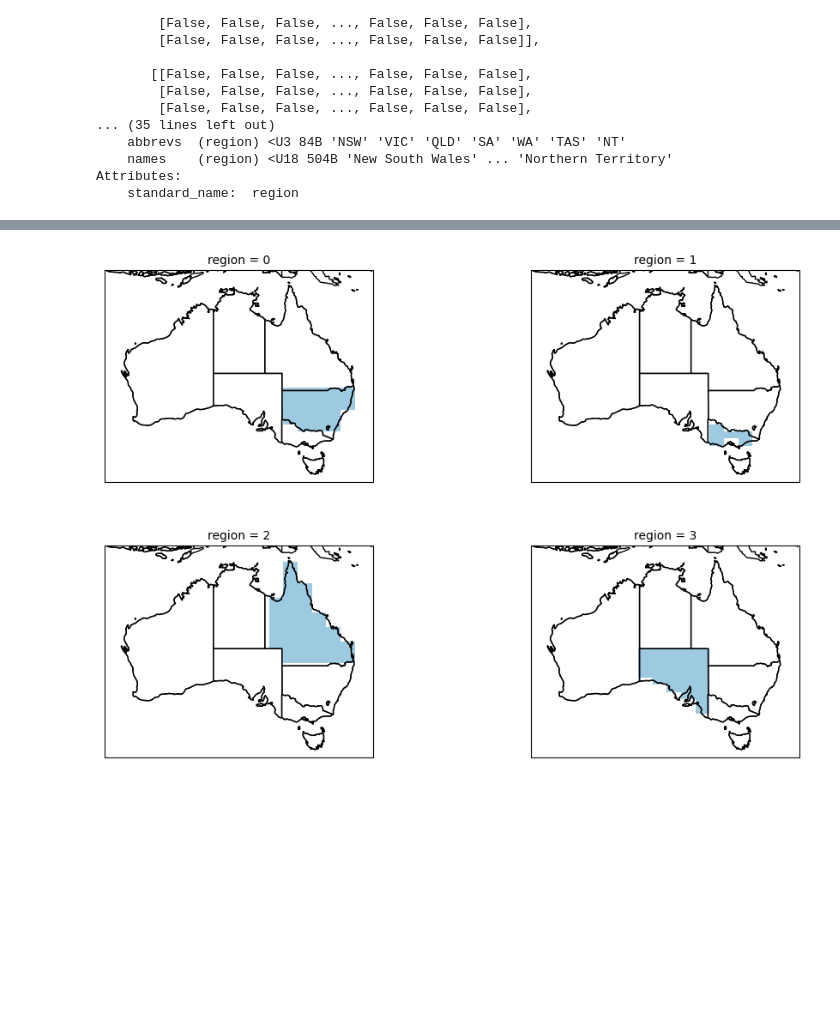
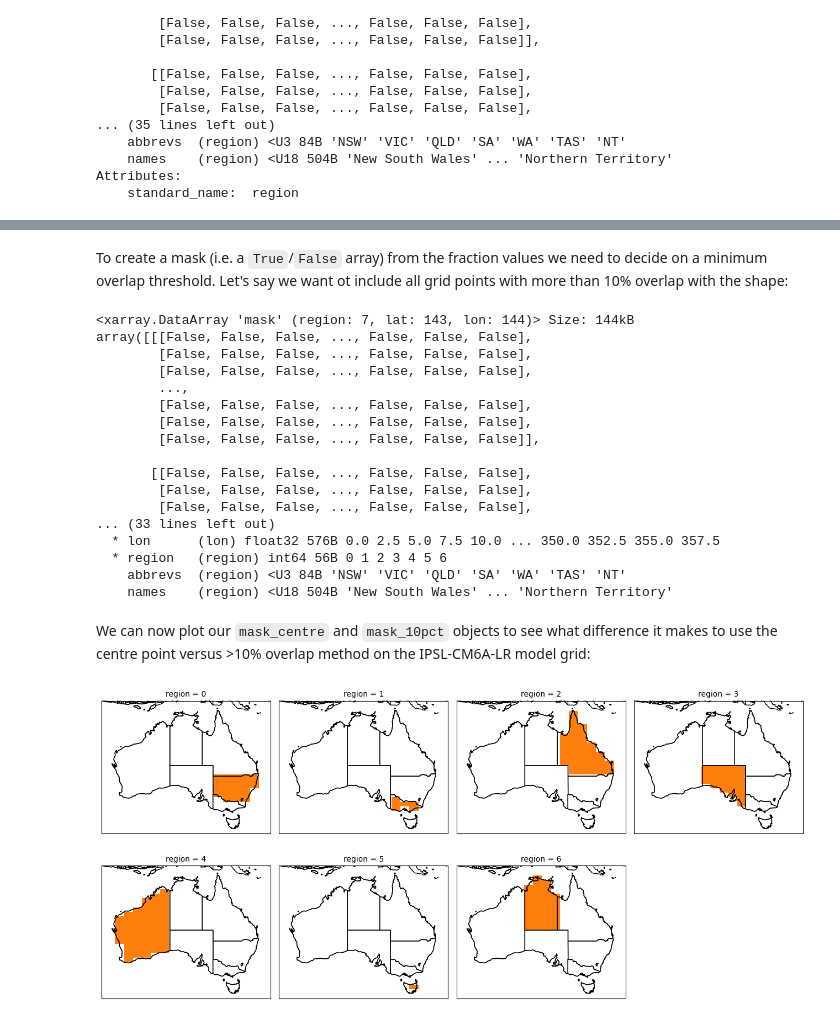
Before and after one commit to aus-ref-clim-data-nci/shapefiles, a Jupyter notebook: python_tutorial.ipynb, the cells around one changed output, grey strips where cells are left out. Saved outputs shown, nothing was run; the diff lists cells and outputs as text; code cells hidden in the pictures; blank space fills up the shorter version.

```diff
--- a/python_tutorial.ipynb
+++ b/python_tutorial.ipynb
@@ -39,2 +70,2 @@ states_gp['abbrev'] = ['NSW', 'VIC', 'QLD', 'SA', 'WA', 'TAS', 'NT', 'ACT', 'OT'
 # %%
-states_gp
+states_gp = states_gp[:-2]
@@ -180,4 +109,3 @@ plt.show()
 # %%
-#mask3d = regionmask.mask_3D_geopandas(shapes, lons, lats)
-mask3d = states_regions.mask_3D(ds)
+mask_centre = states_regions.mask_3D(ds)
 # %%
@@ -204,0 +133,2 @@ Per default this creates a mask containing one layer (slice) for each region con
+# %%
+frac = states_regions.mask_3D_frac_approx(ds)
@@ -204,0 +155,13 @@ Per default this creates a mask containing one layer (slice) for each region con
+# %%
+fg = frac.plot(
+    subplot_kws=dict(projection=ccrs.PlateCarree()),
+    col="region",
+    col_wrap=4,
+    transform=ccrs.PlateCarree(),
+    cmap='Blues',
+)
+for ax in fg.axs.flatten():
+    ax.coastlines()
+    ax.set_extent([110, 157, -8, -45], crs=ccrs.PlateCarree())
+    ax.add_feature(cartopy.feature.STATES)
+plt.show()
@@ -204,0 +170,2 @@ Per default this creates a mask containing one layer (slice) for each region con
+# %% [markdown]
+To create a mask (i.e. a `True`/`False` array) from the fraction values we need to decide on a minimum overlap threshold. Let's say we want ot include all grid points with more than 10% overlap with the shape:
@@ -205,19 +175,39 @@ Per default this creates a mask containing one layer (slice) for each region con
+# %%
+print(mask_10pct)
+# %% [output]
+<xarray.DataArray 'mask' (region: 7, lat: 143, lon: 144)> Size: 144kB
+array([[[False, False, False, ..., False, False, False],
+        [False, False, False, ..., False, False, False],
+        [False, False, False, ..., False, False, False],
+        ...,
+        [False, False, False, ..., False, False, False],
+        [False, False, False, ..., False, False, False],
+        [False, False, False, ..., False, False, False]],
+
+       [[False, False, False, ..., False, False, False],
+        [False, False, False, ..., False, False, False],
+        [False, False, False, ..., False, False, False],
+... (33 lines left out)
+  * lon      (lon) float32 576B 0.0 2.5 5.0 7.5 10.0 ... 350.0 352.5 355.0 357.5
+  * region   (region) int64 56B 0 1 2 3 4 5 6
+    abbrevs  (region) <U3 84B 'NSW' 'VIC' 'QLD' 'SA' 'WA' 'TAS' 'NT'
+    names    (region) <U18 504B 'New South Wales' ... 'Northern Territory'
+# %% [markdown]
+We can now plot our `mask_centre` and `mask_10pct` objects to see what difference it makes to use the centre point versus >10% overlap method on the IPSL-CM6A-LR model grid:
 # %%
-fg = mask3d.isel(region=slice(4)).plot(
+fg = mask_centre.plot(
     subplot_kws=dict(projection=ccrs.PlateCarree()),
     col="region",
-    col_wrap=2,
+    col_wrap=4,
     transform=ccrs.PlateCarree(),
     add_colorbar=False,
-    aspect=1.5,
-    cmap=mplc.ListedColormap(["none", "#9ecae1"]),
+    cmap=mplc.ListedColormap(["none", "tab:orange"]),
 )
-
-for ax in fg.axes.flatten():
+for ax in fg.axs.flatten():
     ax.coastlines()
     ax.set_extent([110, 157, -8, -45], crs=ccrs.PlateCarree())
     ax.add_feature(cartopy.feature.STATES)
-
-fg.fig.subplots_adjust(hspace=0.3, wspace=0.05)
+fg.fig.subplots_adjust(hspace=0.1, wspace=0.05)
+plt.show()
 # %% [output]
-[figure, old version]
+[figure, new version]
```
Also changed, not shown: parts of 52 cells of this notebook.
